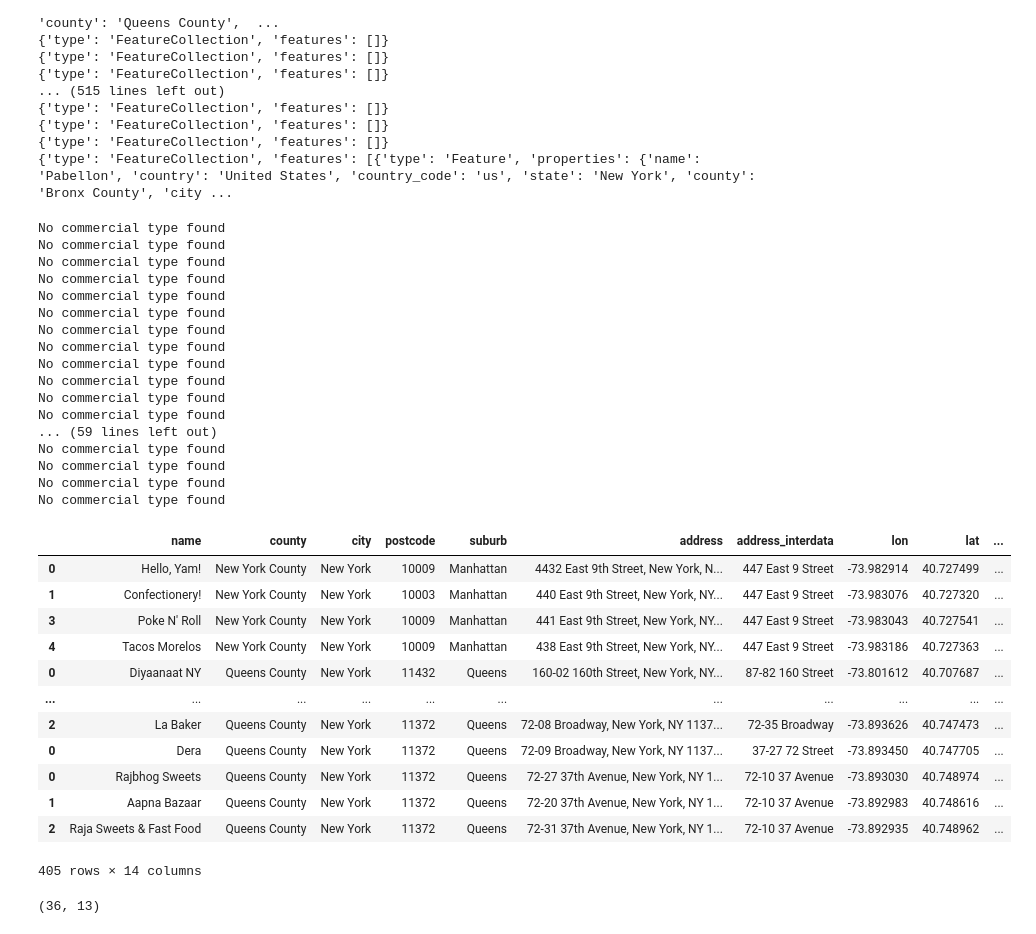
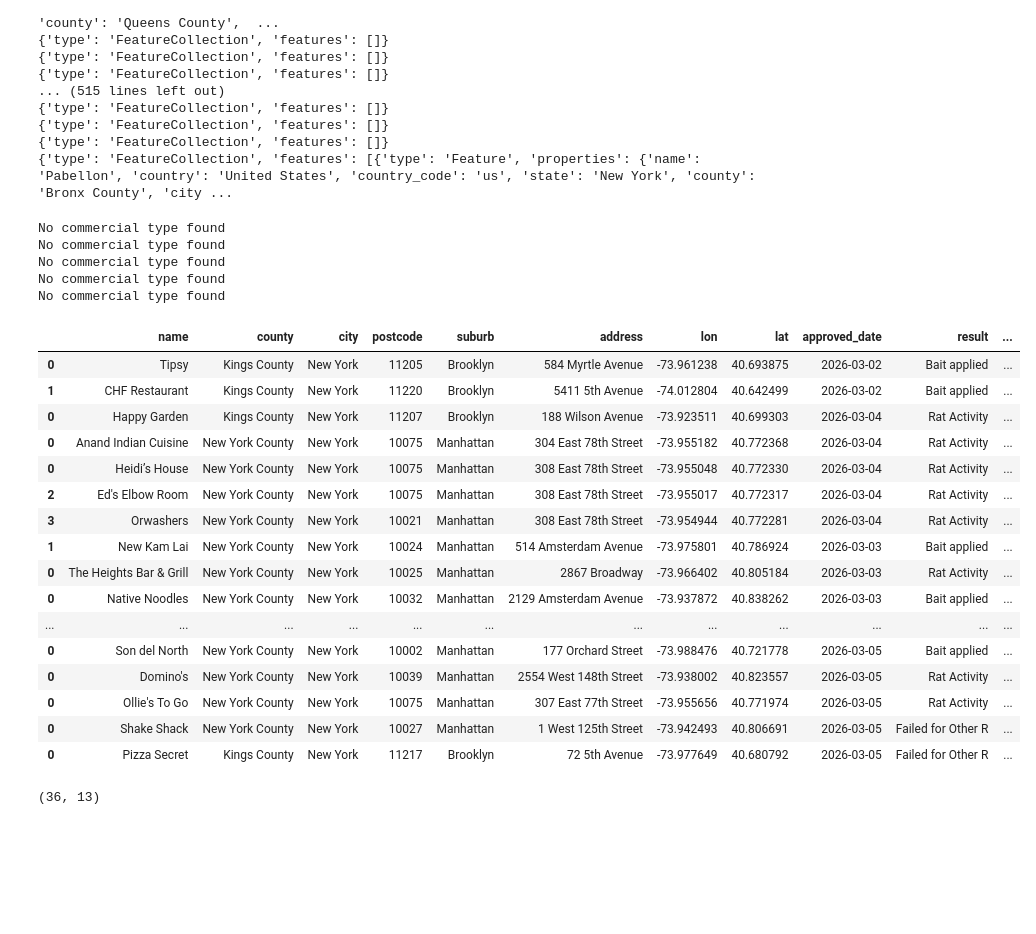
Before and after one commit to conor7276/nyc-rats-in-restaurants, a Jupyter notebook: osm/geoapift.ipynb, the cells around one changed output. Drawn from its saved outputs; the diff is of its cells as text; code cells hidden in the pictures; blank space fills up the shorter version.

```diff
--- a/osm/geoapift.ipynb
+++ b/osm/geoapift.ipynb
@@ -149,72 +149,68 @@ requested_places_saved['ratio'] = requested_places_saved.apply(lambda x: fuzz.WR
 requested_places_saved = requested_places_saved[requested_places_saved['ratio'] >= 80]
 
 requested_places_saved['split_check'] = requested_places_saved.apply(lambda x : x['housenumber'] == x['house_number_interdata'], axis = 1)
-# requested_places_saved = requested_places_saved[requested_places_saved['split_check'] == True]
+requested_places_saved = requested_places_saved[requested_places_saved['split_check'] == True]
 
 # Column cleanup
 requested_places_saved[['lon', 'lat']] = requested_places_saved[['lon', 'lat']].round(6)
 selected_columns = [
     'name', 'county', 'city', 'postcode',
     'suburb', 'address_line2', 'address_interdata', 'lon', 'lat',
-    'catering', 'commercial', 'approved_date_interdata', 'result_interdata', 'nta_interdata', 'split_check'
+    'catering', 'commercial', 'approved_date_interdata', 'result_interdata', 'nta_interdata'
 ]
 requested_places_saved = requested_places_saved[selected_columns]
 requested_places_saved = requested_places_saved.rename(
     columns = {'address_line2' : 'address', 'approved_date_interdata' : 'approved_date', 'result_interdata' : "result", 'nta_interdata' : 'neighborhood'}
 )
 
 def category_handler(catering, commercial):
     if pd.notnull(catering): # If it is a restaurant it will show the type of catering
         try:
             # print(catering)
             return catering['cuisine'].title().strip()
         except Exception as e:
-            print("No correct cuisine found")
+            # print("No correct cuisine found")
             return 'N/A'
     else: # If it is not a restaurant it will show what other type of place it is eg: bar/supermarket
         try:
             return commercial['type'].title().strip()
         except Exception as e:
-            print("No commercial type found")
+            # print("No commercial type found")
             return 'N/A'
 
 requested_places_saved['type'] = requested_places_saved.apply(lambda x : category_handler(x['catering'], x['commercial']), axis = 1)
 requested_places_saved = requested_places_saved.drop(columns = ['catering', 'commercial'])
 
-requested_places_saved.to_csv("final_data.csv", index = False)
+# Handle addresses
+requested_places_saved['address'] = requested_places_saved['address'].apply(lambda x : x.split(',')[0])
+requested_places_saved = requested_places_saved.drop(columns = ['address_interdata'])
+
+requested_places_saved.to_csv("final_new_test_data.csv", index = False)
 
 requested_places_saved
 # %% [output]
 No commercial type found
 No commercial type found
 No commercial type found
 No commercial type found
 No commercial type found
-No commercial type found
-No commercial type found
-No commercial type found
-No commercial type found
-No commercial type found
-No commercial type found
-No commercial type found
-... (59 lines left out)
-No commercial type found
-No commercial type found
-No commercial type found
-No commercial type found
-|  | name | county | city | postcode | suburb | address | address_interdata | lon | lat | ... |
-| 0 | Hello, Yam! | New York County | New York | 10009 | Manhattan | 4432 East 9th Street, New York, N... | 447 East 9 Street | -73.982914 | 40.727499 | ... |
-| 1 | Confectionery! | New York County | New York | 10003 | Manhattan | 440 East 9th Street, New York, NY... | 447 East 9 Street | -73.983076 | 40.727320 | ... |
-| 3 | Poke N' Roll | New York County | New York | 10009 | Manhattan | 441 East 9th Street, New York, NY... | 447 East 9 Street | -73.983043 | 40.727541 | ... |
-| 4 | Tacos Morelos | New York County | New York | 10009 | Manhattan | 438 East 9th Street, New York, NY... | 447 East 9 Street | -73.983186 | 40.727363 | ... |
-| 0 | Diyaanaat NY | Queens County | New York | 11432 | Queens | 160-02 160th Street, New York, NY... | 87-82 160 Street | -73.801612 | 40.707687 | ... |
-| ... | ... | ... | ... | ... | ... | ... | ... | ... | ... | ... |
-| 2 | La Baker | Queens County | New York | 11372 | Queens | 72-08 Broadway, New York, NY 1137... | 72-35 Broadway | -73.893626 | 40.747473 | ... |
-| 0 | Dera | Queens County | New York | 11372 | Queens | 72-09 Broadway, New York, NY 1137... | 37-27 72 Street | -73.893450 | 40.747705 | ... |
-| 0 | Rajbhog Sweets | Queens County | New York | 11372 | Queens | 72-27 37th Avenue, New York, NY 1... | 72-10 37 Avenue | -73.893030 | 40.748974 | ... |
-| 1 | Aapna Bazaar | Queens County | New York | 11372 | Queens | 72-20 37th Avenue, New York, NY 1... | 72-10 37 Avenue | -73.892983 | 40.748616 | ... |
-| 2 | Raja Sweets & Fast Food | Queens County | New York | 11372 | Queens | 72-31 37th Avenue, New York, NY 1... | 72-10 37 Avenue | -73.892935 | 40.748962 | ... |
+|  | name | county | city | postcode | suburb | address | lon | lat | approved_date | result | ... |
+| 0 | Tipsy | Kings County | New York | 11205 | Brooklyn | 584 Myrtle Avenue | -73.961238 | 40.693875 | 2026-03-02 | Bait applied | ... |
+| 1 | CHF Restaurant | Kings County | New York | 11220 | Brooklyn | 5411 5th Avenue | -74.012804 | 40.642499 | 2026-03-02 | Bait applied | ... |
+| 0 | Happy Garden | Kings County | New York | 11207 | Brooklyn | 188 Wilson Avenue | -73.923511 | 40.699303 | 2026-03-04 | Rat Activity | ... |
+| 0 | Anand Indian Cuisine | New York County | New York | 10075 | Manhattan | 304 East 78th Street | -73.955182 | 40.772368 | 2026-03-04 | Rat Activity | ... |
+| 0 | Heidi’s House | New York County | New York | 10075 | Manhattan | 308 East 78th Street | -73.955048 | 40.772330 | 2026-03-04 | Rat Activity | ... |
+| 2 | Ed's Elbow Room | New York County | New York | 10075 | Manhattan | 308 East 78th Street | -73.955017 | 40.772317 | 2026-03-04 | Rat Activity | ... |
+| 3 | Orwashers | New York County | New York | 10021 | Manhattan | 308 East 78th Street | -73.954944 | 40.772281 | 2026-03-04 | Rat Activity | ... |
+| 1 | New Kam Lai | New York County | New York | 10024 | Manhattan | 514 Amsterdam Avenue | -73.975801 | 40.786924 | 2026-03-03 | Bait applied | ... |
+| 0 | The Heights Bar & Grill | New York County | New York | 10025 | Manhattan | 2867 Broadway | -73.966402 | 40.805184 | 2026-03-03 | Rat Activity | ... |
+| 0 | Native Noodles | New York County | New York | 10032 | Manhattan | 2129 Amsterdam Avenue | -73.937872 | 40.838262 | 2026-03-03 | Bait applied | ... |
+| ... | ... | ... | ... | ... | ... | ... | ... | ... | ... | ... | ... |
+| 0 | Son del North | New York County | New York | 10002 | Manhattan | 177 Orchard Street | -73.988476 | 40.721778 | 2026-03-05 | Bait applied | ... |
+| 0 | Domino's | New York County | New York | 10039 | Manhattan | 2554 West 148th Street | -73.938002 | 40.823557 | 2026-03-05 | Rat Activity | ... |
+| 0 | Ollie's To Go | New York County | New York | 10075 | Manhattan | 307 East 77th Street | -73.955656 | 40.771974 | 2026-03-05 | Rat Activity | ... |
+| 0 | Shake Shack | New York County | New York | 10027 | Manhattan | 1 West 125th Street | -73.942493 | 40.806691 | 2026-03-05 | Failed for Other R | ... |
+| 0 | Pizza Secret | Kings County | New York | 11217 | Brooklyn | 72 5th Avenue | -73.977649 | 40.680792 | 2026-03-05 | Failed for Other R | ... |
-405 rows × 14 columns
 # %%
 # requested_places_saved['catering'].iloc[0] is pd.notnull
 # pd.notnull(None)
```
Also changed, not shown: parts of 1 cell of this notebook, 1 other file.
